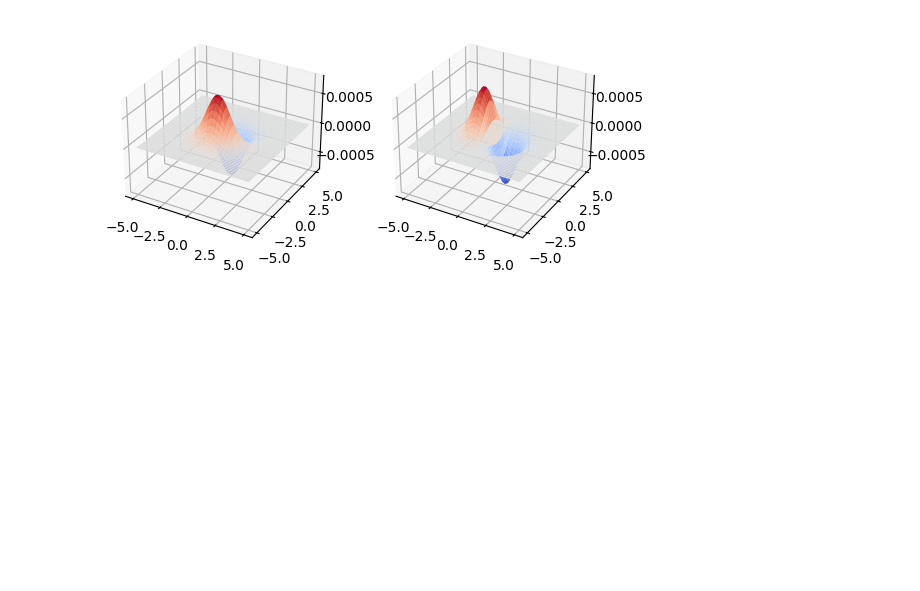
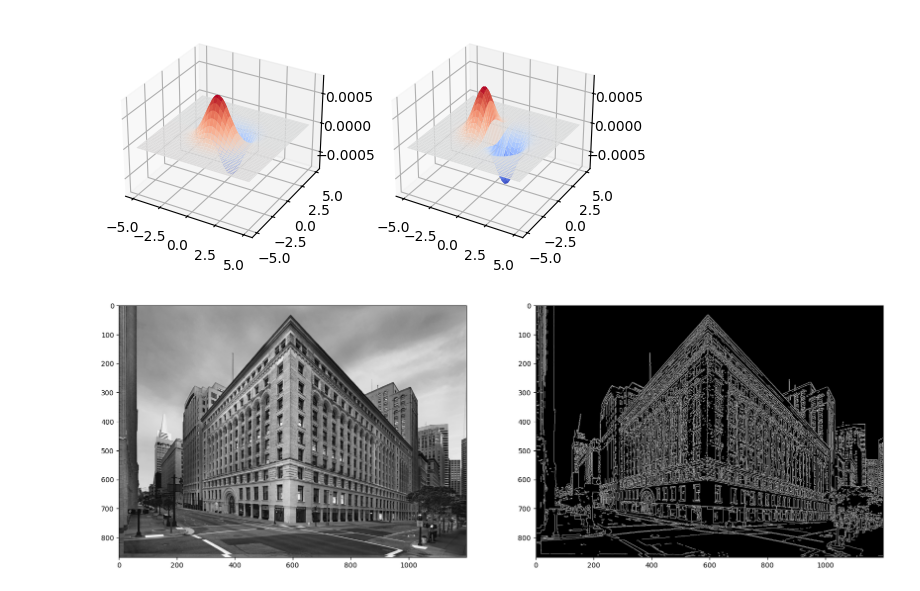
Before and after one commit to RPX2001/Computer-Vision-Codes, a Jupyter notebook: Edge_detection1.ipynb, the cells around one changed output. Drawn from its saved outputs; the diff is of its cells as text; code cells hidden in the pictures; blank space fills up the shorter version.

Commit message:
canny edge detector

```diff
--- a/Edge_detection1.ipynb
+++ b/Edge_detection1.ipynb
@@ -76,3 +76,19 @@ surf2 = ax2.plot_surface(xx,yy,g_h,cmap='coolwarm')
 plt.show()
 # %% [output]
 [figure]
+# %%
+# canny edge detecter
+import cv2 as cv
+import matplotlib.pyplot as plt
+
+img = cv.imread('images/building.jpg',0)
+edges = cv.Canny(img,120,200) # 100 and 200 are the thresholds lower and higher
+
+# plot the image
+
+fig,ax = plt.subplots(1,2, figsize=(20,20))
+ax[0].imshow(img, cmap='gray')
+ax[1].imshow(edges, cmap='gray')
+plt.show()
+# %% [output]
+[figure, added]
```
Also changed, not shown: 1 other file.
